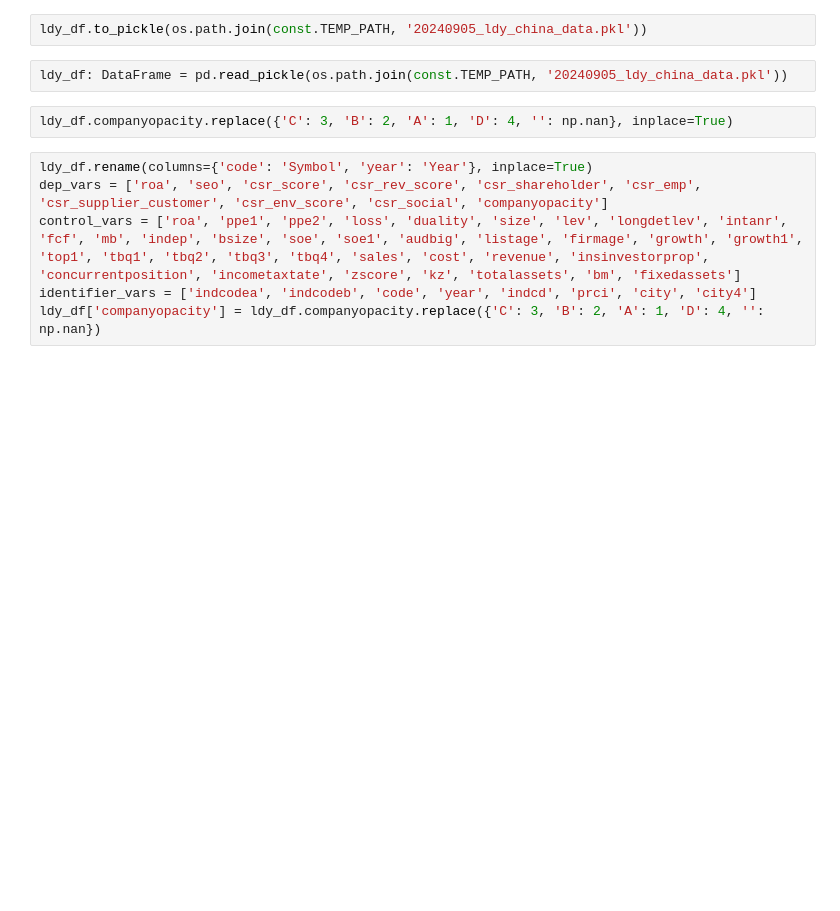
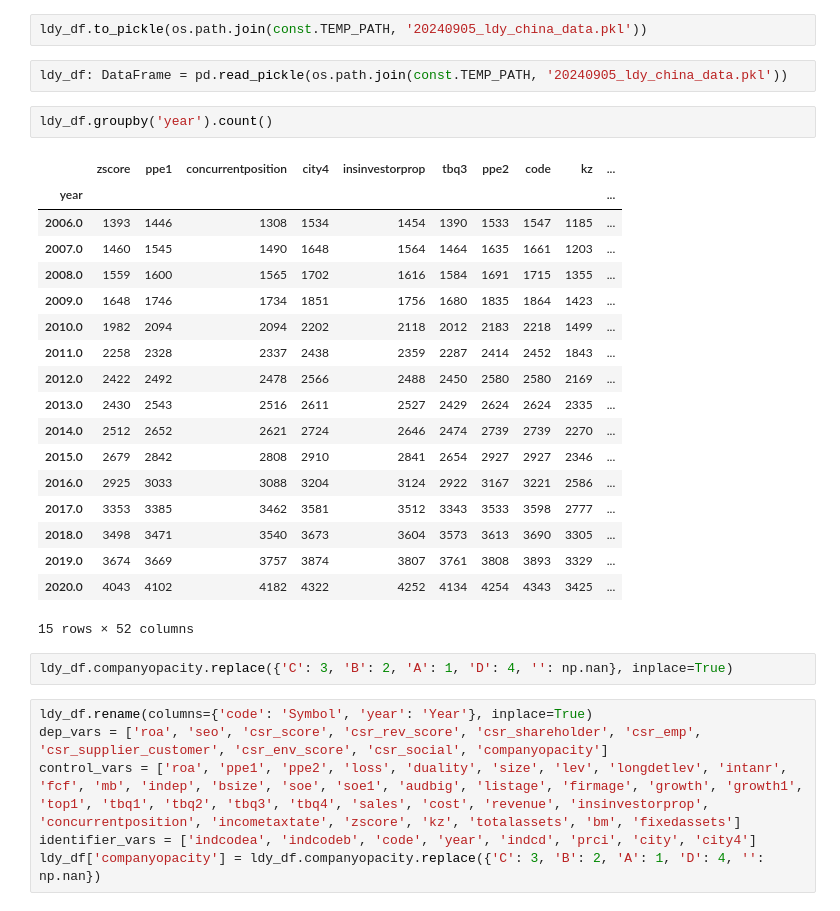
Before and after one commit to wangyouan/CapitalControl, a Jupyter notebook: Notebook/ConstructCapitalControlData.ipynb, the cells around one changed output. Cells and saved outputs as stored; diff of their text form; blank space fills up the shorter version.

```diff
--- a/Notebook/ConstructCapitalControlData.ipynb
+++ b/Notebook/ConstructCapitalControlData.ipynb
@@ -29,6 +29,27 @@ ldy_df: DataFrame = pd.read_stata(ldy_path, columns=ldy_use_columns).rename(colu
 ldy_df.to_pickle(os.path.join(const.TEMP_PATH, '20240905_ldy_china_data.pkl'))
 # %%
 ldy_df: DataFrame = pd.read_pickle(os.path.join(const.TEMP_PATH, '20240905_ldy_china_data.pkl'))
+# %%
+ldy_df.groupby('year').count()
+# %% [output]
+|  | zscore | ppe1 | concurrentposition | city4 | insinvestorprop | tbq3 | ppe2 | code | kz | ... |
+| year |  |  |  |  |  |  |  |  |  | ... |
+| 2006.0 | 1393 | 1446 | 1308 | 1534 | 1454 | 1390 | 1533 | 1547 | 1185 | ... |
+| 2007.0 | 1460 | 1545 | 1490 | 1648 | 1564 | 1464 | 1635 | 1661 | 1203 | ... |
+| 2008.0 | 1559 | 1600 | 1565 | 1702 | 1616 | 1584 | 1691 | 1715 | 1355 | ... |
+| 2009.0 | 1648 | 1746 | 1734 | 1851 | 1756 | 1680 | 1835 | 1864 | 1423 | ... |
+| 2010.0 | 1982 | 2094 | 2094 | 2202 | 2118 | 2012 | 2183 | 2218 | 1499 | ... |
+| 2011.0 | 2258 | 2328 | 2337 | 2438 | 2359 | 2287 | 2414 | 2452 | 1843 | ... |
+| 2012.0 | 2422 | 2492 | 2478 | 2566 | 2488 | 2450 | 2580 | 2580 | 2169 | ... |
+| 2013.0 | 2430 | 2543 | 2516 | 2611 | 2527 | 2429 | 2624 | 2624 | 2335 | ... |
+| 2014.0 | 2512 | 2652 | 2621 | 2724 | 2646 | 2474 | 2739 | 2739 | 2270 | ... |
+| 2015.0 | 2679 | 2842 | 2808 | 2910 | 2841 | 2654 | 2927 | 2927 | 2346 | ... |
+| 2016.0 | 2925 | 3033 | 3088 | 3204 | 3124 | 2922 | 3167 | 3221 | 2586 | ... |
+| 2017.0 | 3353 | 3385 | 3462 | 3581 | 3512 | 3343 | 3533 | 3598 | 2777 | ... |
+| 2018.0 | 3498 | 3471 | 3540 | 3673 | 3604 | 3573 | 3613 | 3690 | 3305 | ... |
+| 2019.0 | 3674 | 3669 | 3757 | 3874 | 3807 | 3761 | 3808 | 3893 | 3329 | ... |
+| 2020.0 | 4043 | 4102 | 4182 | 4322 | 4252 | 4134 | 4254 | 4343 | 3425 | ... |
+15 rows × 52 columns
 # %%
 ldy_df.companyopacity.replace({'C': 3, 'B': 2, 'A': 1, 'D': 4, '': np.nan}, inplace=True)
 # %%
```
Also changed, not shown: parts of 5 cells of this notebook.
